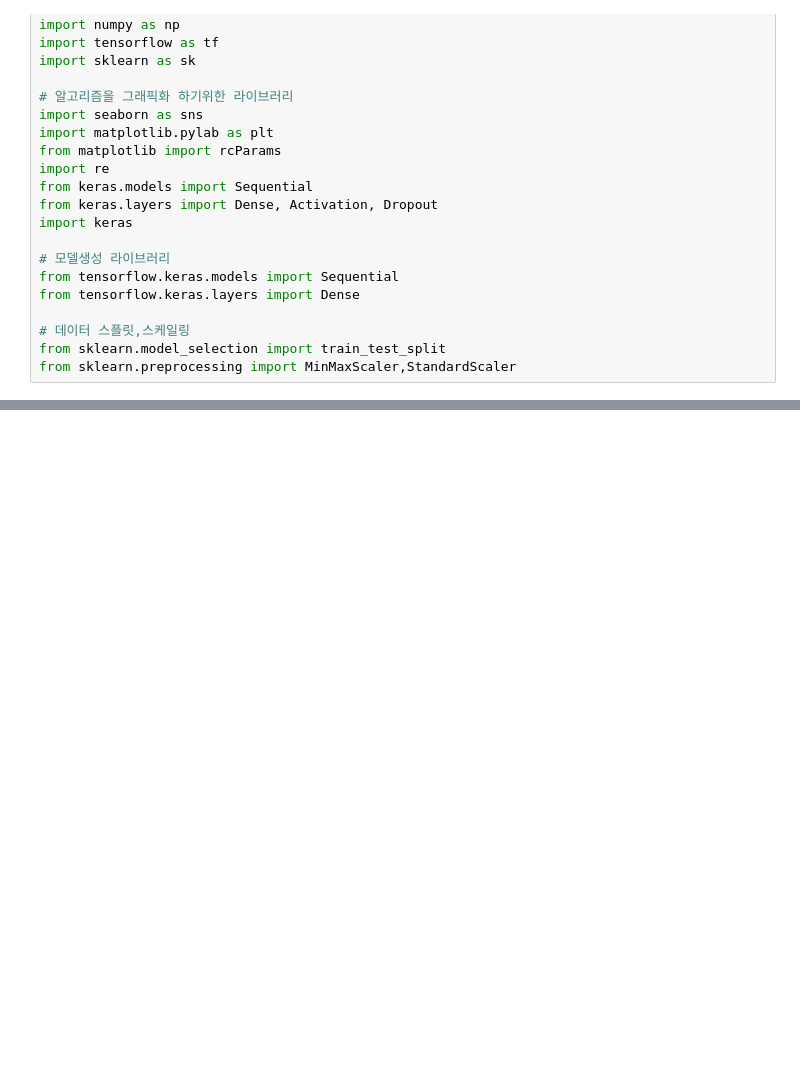
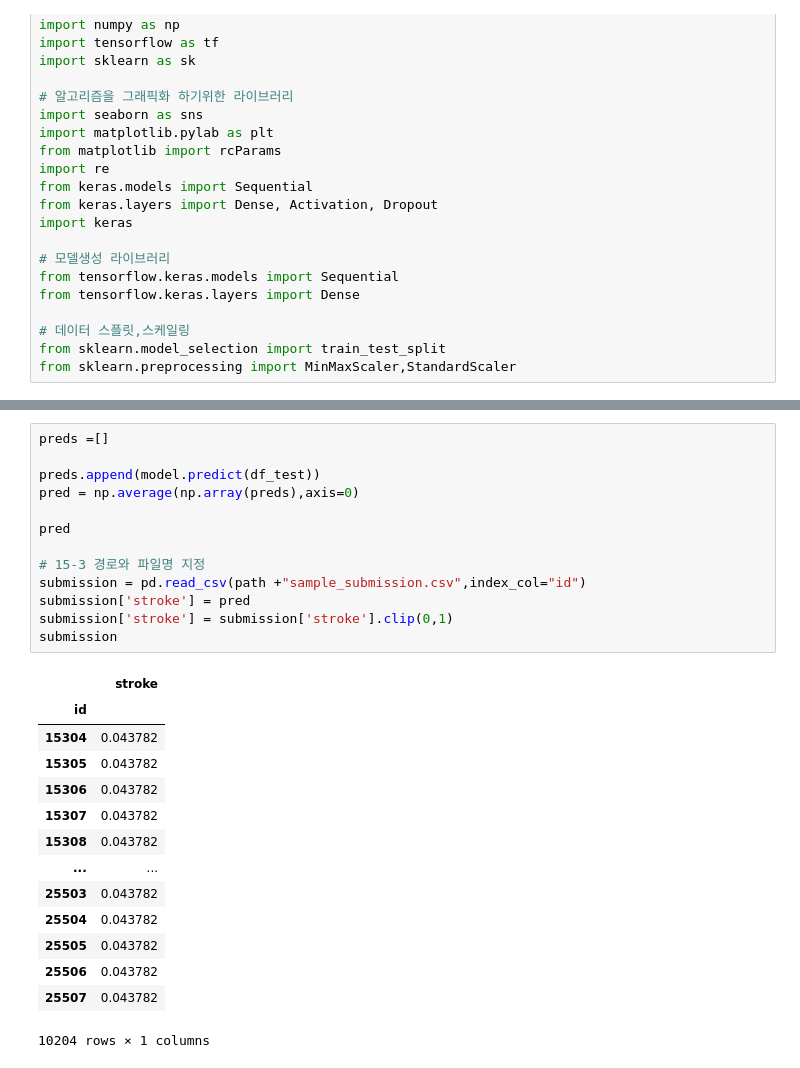
Before and after one commit to ksqrt/KaggleCompetitions, a Jupyter notebook: Playground Series Season 3, Episode 2/test.ipynb, the cells around one changed output, grey strips where cells are left out. Cells and saved outputs as stored; diff of their text form; blank space fills up the shorter version.

```diff
--- a/Playground Series Season 3, Episode 2/test.ipynb
+++ b/Playground Series Season 3, Episode 2/test.ipynb
@@ -72,0 +272,28 @@ None
+# %%
+preds =[]
+
+preds.append(model.predict(df_test))
+pred = np.average(np.array(preds),axis=0)
+
+pred
+
+# 15-3 경로와 파일명 지정
+submission = pd.read_csv(path +"sample_submission.csv",index_col="id")
+submission['stroke'] = pred
+submission['stroke'] = submission['stroke'].clip(0,1)
+submission
+# %% [output]
+|  | stroke |
+| id |  |
+| 15304 | 0.043782 |
+| 15305 | 0.043782 |
+| 15306 | 0.043782 |
+| 15307 | 0.043782 |
+| 15308 | 0.043782 |
+| ... | ... |
+| 25503 | 0.043782 |
+| 25504 | 0.043782 |
+| 25505 | 0.043782 |
+| 25506 | 0.043782 |
+| 25507 | 0.043782 |
+10204 rows × 1 columns
```
Also changed, not shown: parts of 19 cells of this notebook, 2 other files.
